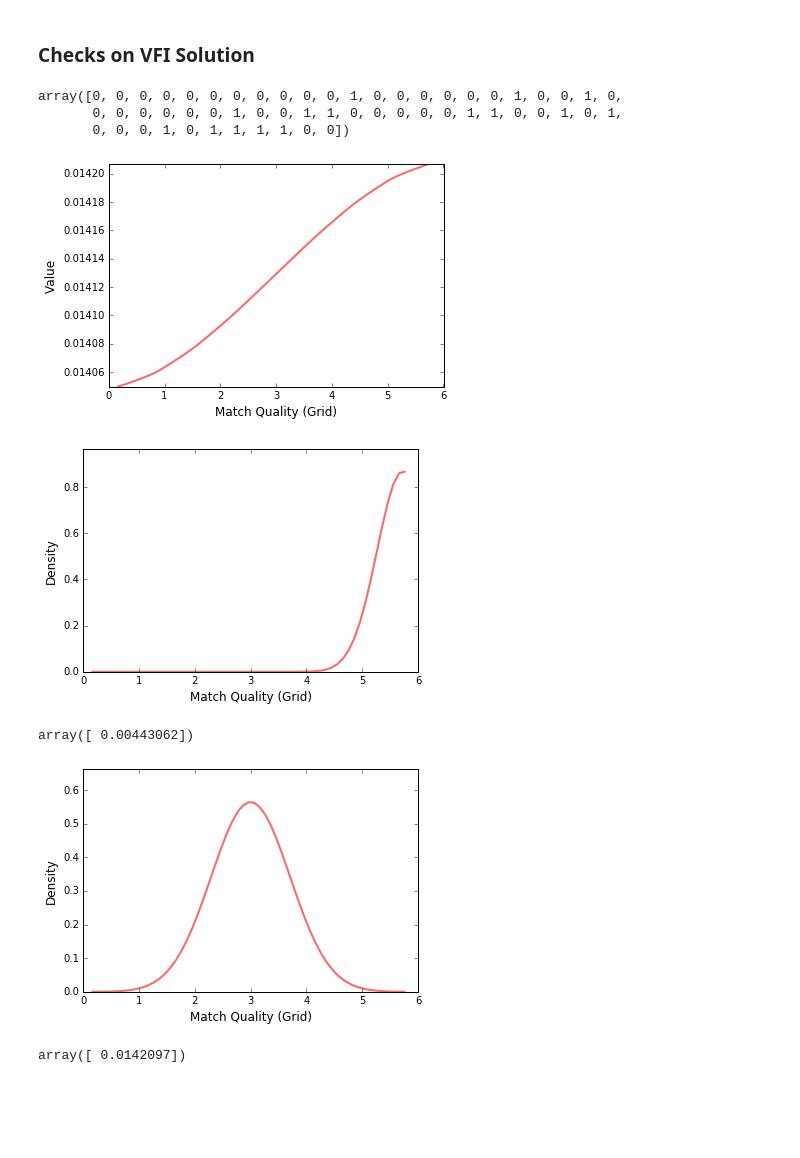
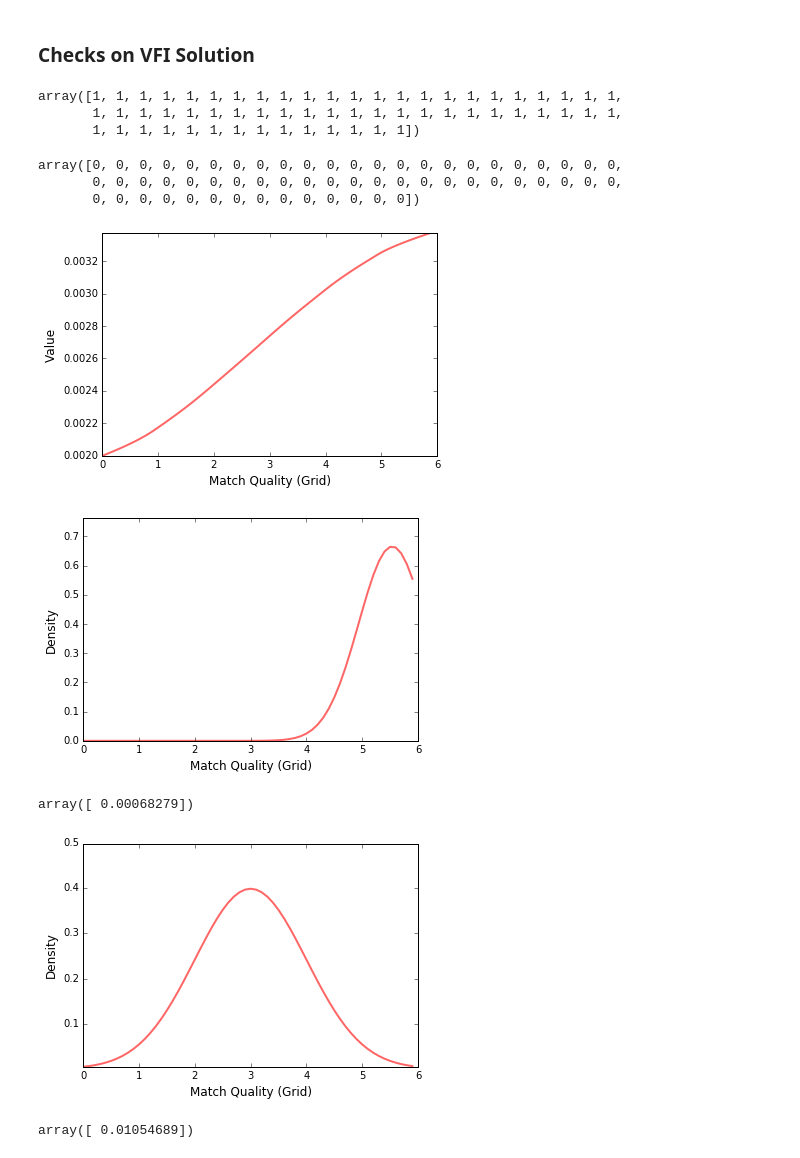
Before and after one commit to lorenzolagos/Applied_Causality, a Jupyter notebook: lib/05_test_individual_xxx.ipynb, the cells around one changed output. Saved outputs shown, nothing was run; the diff lists cells and outputs as text; code cells hidden in the pictures; blank space fills up the shorter version.

```diff
--- a/lib/05_test_individual_xxx.ipynb
+++ b/lib/05_test_individual_xxx.ipynb
@@ -14,10 +14,14 @@ from matplotlib import cm
 # %% [markdown]
 ### Solve for the Value Function
 # %%
-fp = FireProblem(w=40)
-v_init = np.array([np.ones((fp.n, 1, fp.t.size+1))*i for i in range(fp.y.size)]).reshape(fp.n,fp.y.size,fp.t.size+1)
+fp = FireProblem(w=40,y_0=-1,sig2_0=1,sig2_star=2,sp=3,st=0.1)
+v_init = np.array([np.ones((fp.n, 1, fp.t.size))*(i-fp.y.size/2) for i in range(fp.y.size)]).reshape(fp.n,fp.y.size,fp.t.size)
+#initial guess has value increasing in match beliefs
+v_init = np.c_[np.array([np.ones((fp.n, 1))*(-i+fp.y.size/2) for i in range(fp.y.size)]).reshape(fp.n,fp.y.size,1), v_init]
+#for tenure zero the guess is decreasing in match beliefs
 v = qe.compute_fixed_point(fp.bellman_operator, v_init, error_tol=1e-3, print_skip=10, max_iter=1000)
-#will include time zero when no decision is made
+#includes time zero when no decision is made according to the model
+#includes duplicate value column at T_max
 # %% [output]
 Iteration    Distance       Elapsed (seconds)
 ---------------------------------------------
@@ -118,7 +106,8 @@ plt.show()
 import scipy.integrate as integrate
 from scipy import interp
 %matplotlib inline
-new_v = fp.bellman_operator(v)
+#new_v = fp.bellman_operator(v)
+new_v = v
 # %%
 #REPEAT UNTIL CONVERGENCE
 #...code should use v instead of new_v in the v_cols formula
@@ -151,8 +140,8 @@ v1 = -fp.costs + fp.beta*E1
 policy = (v1>v0).astype(int)
 new_v = np.maximum(v0, v1)
 # %%
-policy[0,:,15]
+policy[0,:,30]
 # %% [output]
-array([0, 0, 0, 0, 0, 0, 0, 0, 0, 0, 0, 1, 0, 0, 0, 0, 0, 0, 1, 0, 0, 1, 0,
-       0, 0, 0, 0, 0, 0, 1, 0, 0, 1, 1, 0, 0, 0, 0, 0, 1, 1, 0, 0, 1, 0, 1,
-       0, 0, 0, 1, 0, 1, 1, 1, 1, 0, 0])
+array([1, 1, 1, 1, 1, 1, 1, 1, 1, 1, 1, 1, 1, 1, 1, 1, 1, 1, 1, 1, 1, 1, 1,
+       1, 1, 1, 1, 1, 1, 1, 1, 1, 1, 1, 1, 1, 1, 1, 1, 1, 1, 1, 1, 1, 1, 1,
+       1, 1, 1, 1, 1, 1, 1, 1, 1, 1, 1, 1, 1, 1])
@@ -161,17 +148,23 @@ new_v = v
+# %%
+policy[0,:,29]
+# %% [output]
+array([0, 0, 0, 0, 0, 0, 0, 0, 0, 0, 0, 0, 0, 0, 0, 0, 0, 0, 0, 0, 0, 0, 0,
+       0, 0, 0, 0, 0, 0, 0, 0, 0, 0, 0, 0, 0, 0, 0, 0, 0, 0, 0, 0, 0, 0, 0,
+       0, 0, 0, 0, 0, 0, 0, 0, 0, 0, 0, 0, 0, 0])
 # %%
 ### v_cols: functions that will be integrated with density h_grid or h_0 [varies with each iteration]
 q = 56 #change q from 0 to y.size to look at the increasing mean and same variance
-r = 29 #change r from 0 to t.size to look at different tenures
+r = 30 #change r from 0 to t.size to look at different tenures
 fig, ax = plt.subplots()
 x = fp.y
 z = v_cols[q*(fp.T_max+1)+r][0](x)
 ax.set_ylim(np.amin(v_cols[q*(fp.T_max+1)+r][0](x)), np.amax(v_cols[q*(fp.T_max+1)+r][0](x)))
 ax.plot(x, z, 'r-', linewidth=2, alpha=0.6)
 ax.set_xlabel('Match Quality (Grid)', fontsize=12)
 ax.set_ylabel('Value', fontsize=12)
 plt.show()
 # %% [output]
-[figure, old version]
+[figure, new version]
 # %%
 ### h_grid: density from beliefs about future quality by grid point when deciding to keep the worker
 q = 56 #change q from 0 to y.size to look at the increasing mean and same variance
@@ -185,14 +178,14 @@ ax.set_xlabel('Match Quality (Grid)', fontsize=12)
 ax.set_ylabel('Density', fontsize=12)
 plt.show()
 # %% [output]
-[figure, old version]
+[figure, new version]
 # %%
 #E1
 q = 56 #change q from 0 to y.size to look at the increasing mean and same variance
 r = 29 #change r from 0 to t.size to look at different tenures
 np.array([integrate.fixed_quad(lambda x: v_cols[q*(fp.T_max+1)+r][0](x)*fp.h_grid[q*(fp.T_max+1)+r](x), i-3*j**0.5, i+3*j**0.5)[0]])
 # %% [output]
-array([ 0.00443062])
+array([ 0.00068279])
 # %%
 ### h_0: density from beliefs about future quality when drawing a new worker
 #...this is the prior and does not vary with the grid location
@@ -205,12 +198,12 @@ ax.set_xlabel('Match Quality (Grid)', fontsize=12)
 ax.set_ylabel('Density', fontsize=12)
 plt.show()
 # %% [output]
-[figure, old version]
+[figure, new version]
 # %%
 #E0
 q = 56 #change q from 0 to y.size to look at the increasing mean and same variance
 r = 29 #change r from 0 to t.size to look at different tenures
 np.array([integrate.fixed_quad(lambda x: v_cols[q*(fp.T_max+1)+r][0](x)*fp.h_0(x), fp.y_0+fp.w/10-3*fp.sig2_0**0.5, fp.y_0+fp.w/10+3*fp.sig2_0**0.5)[0]])
 # %% [output]
-array([ 0.0142097])
+array([ 0.01054689])
 # %%
```
Also changed, not shown: parts of 10 cells of this notebook, 5 other files.
